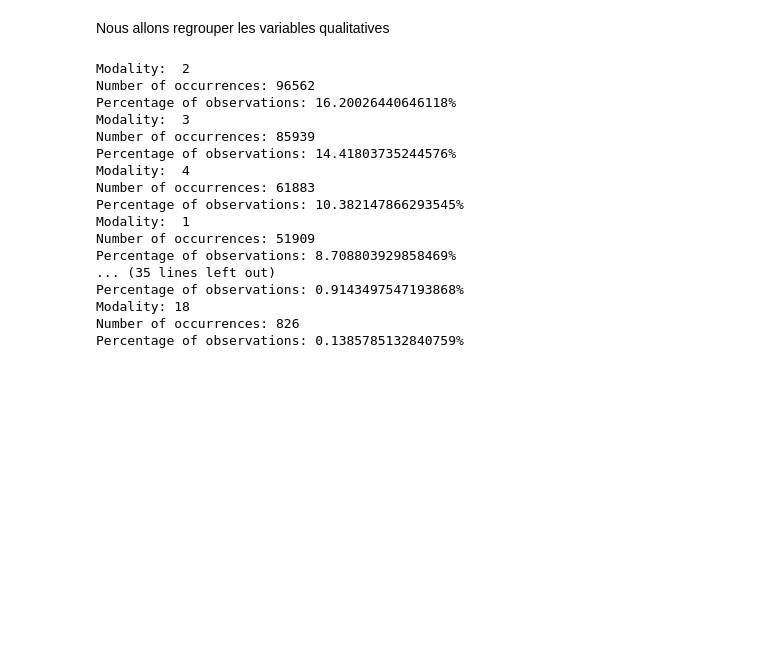
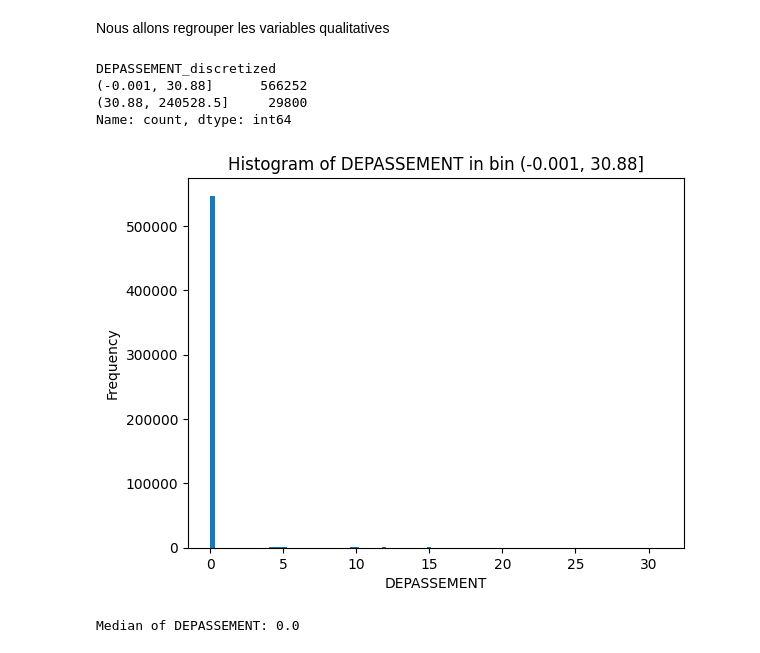
Before and after one commit to ceddx/projet-scoring, a Jupyter notebook: projet_scoring_ced.ipynb, the cells around one changed output. Saved outputs shown, nothing was run; the diff lists cells and outputs as text; code cells hidden in the pictures; blank space fills up the shorter version.

Commit message:
discrétisation var quanti

```diff
--- a/projet_scoring_ced.ipynb
+++ b/projet_scoring_ced.ipynb
@@ -984,33 +934,48 @@ KeyboardInterrupt:
+# %%
+import pandas as pd
+
+# Select the columns from the original dataframe
+selected_columns = quali_save + quanti_save + ['cible_2']
+
+# Transform 'cible_2' column into float type
+df_var_final['cible_2'] = df_var_final['cible_2'].astype(float)
+
+# Create a new dataframe with the selected columns
+df_var_final = dataframe_sas[selected_columns].copy()
 # %% [markdown]
 Nous allons regrouper les variables qualitatives
-# %%
-# Calculate the number of modalities for each occurrence of the variable classe_finale_NDB
-modalities_counts = dataframe_sas['classe_finale_NDB'].value_counts()
-
-# Calculate the percentage of observations that each modality represents
-modalities_percentages = dataframe_sas['classe_finale_NDB'].value_counts(normalize=True) * 100
-
-# Print the number of modalities and percentages
-for modality, count in modalities_counts.items():
-    percentage = modalities_percentages[modality]
-    print(f"Modality: {modality}")
-    print(f"Number of occurrences: {count}")
-    print(f"Percentage of observations: {percentage}%")
-# %% [output]
-Modality:  2
-Number of occurrences: 96562
-Percentage of observations: 16.20026440646118%
-Modality:  3
-Number of occurrences: 85939
-Percentage of observations: 14.41803735244576%
-Modality:  4
-Number of occurrences: 61883
-Percentage of observations: 10.382147866293545%
-Modality:  1
-Number of occurrences: 51909
-Percentage of observations: 8.708803929858469%
-... (35 lines left out)
-Percentage of observations: 0.9143497547193868%
-Modality: 18
-Number of occurrences: 826
-Percentage of observations: 0.1385785132840759%
+# %%
+# Discretize the 'DEPASSEMENT' variable into equal-sized bins
+
+df_var_final['DEPASSEMENT_discretized'] = pd.qcut(df_var_final['DEPASSEMENT'], q=20,duplicates='drop')
+
+# Print the unique values and their counts in the new discretized variable
+print(df_var_final['DEPASSEMENT_discretized'].value_counts())
+# %% [output]
+DEPASSEMENT_discretized
+(-0.001, 30.88]      566252
+(30.88, 240528.5]     29800
+Name: count, dtype: int64
+# %%
+import matplotlib.pyplot as plt
+
+# Filter the dataframe to include only the desired bin
+filtered_df = df_var_final[df_var_final['DEPASSEMENT_discretized'] == pd.Interval(-0.001, 30.88)]
+
+# Create the histogram
+plt.hist(filtered_df['DEPASSEMENT'], bins=100)
+
+# Add labels and title
+plt.xlabel('DEPASSEMENT')
+plt.ylabel('Frequency')
+plt.title('Histogram of DEPASSEMENT in bin (-0.001, 30.88]')
+
+# Display the plot
+plt.show()
+# %% [output]
+[figure, added]
+# %%
+median_depassement = df_var_final['DEPASSEMENT'].median()
+print("Median of DEPASSEMENT:", median_depassement)
+# %% [output]
+Median of DEPASSEMENT: 0.0
```
Also changed, not shown: parts of 21 cells of this notebook.
